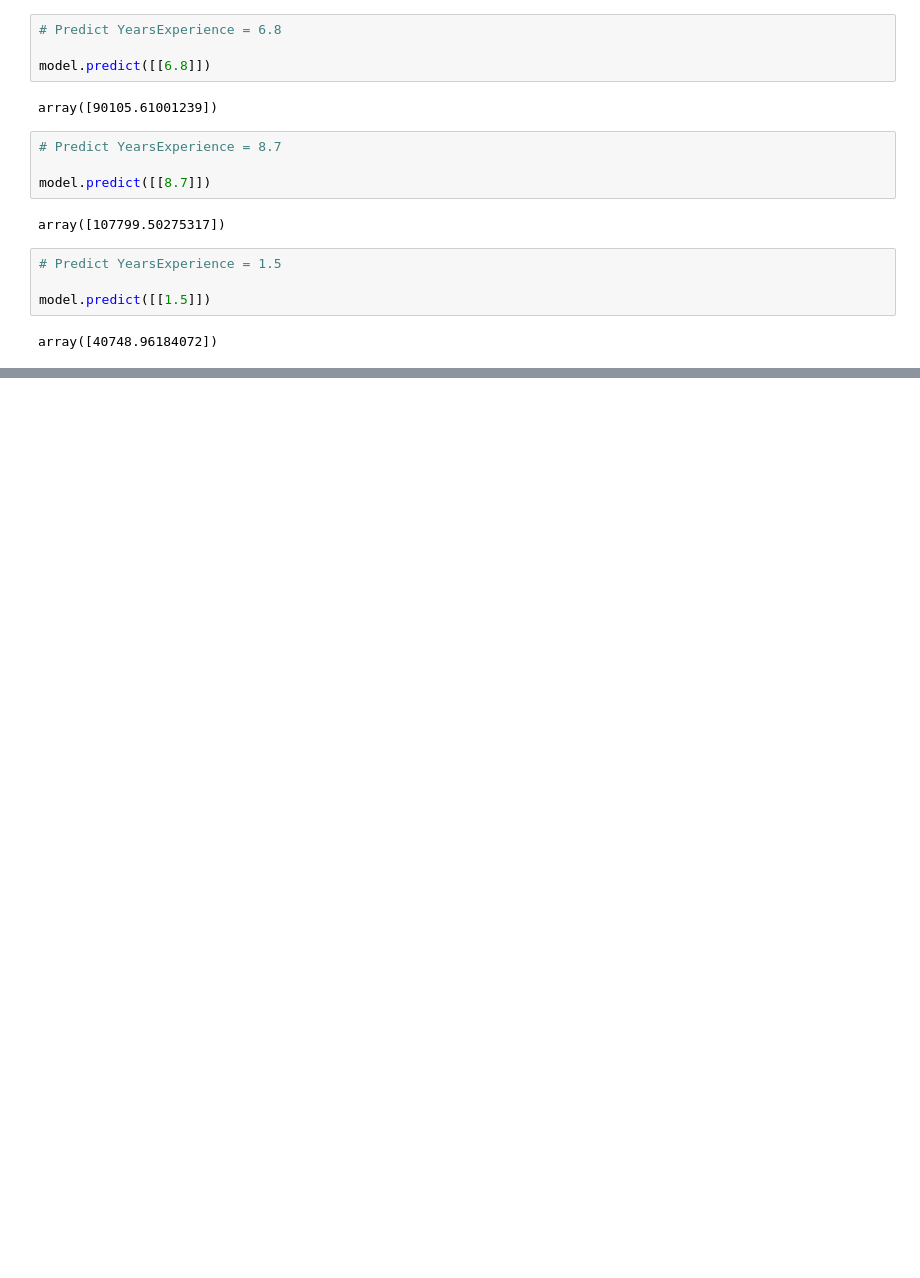
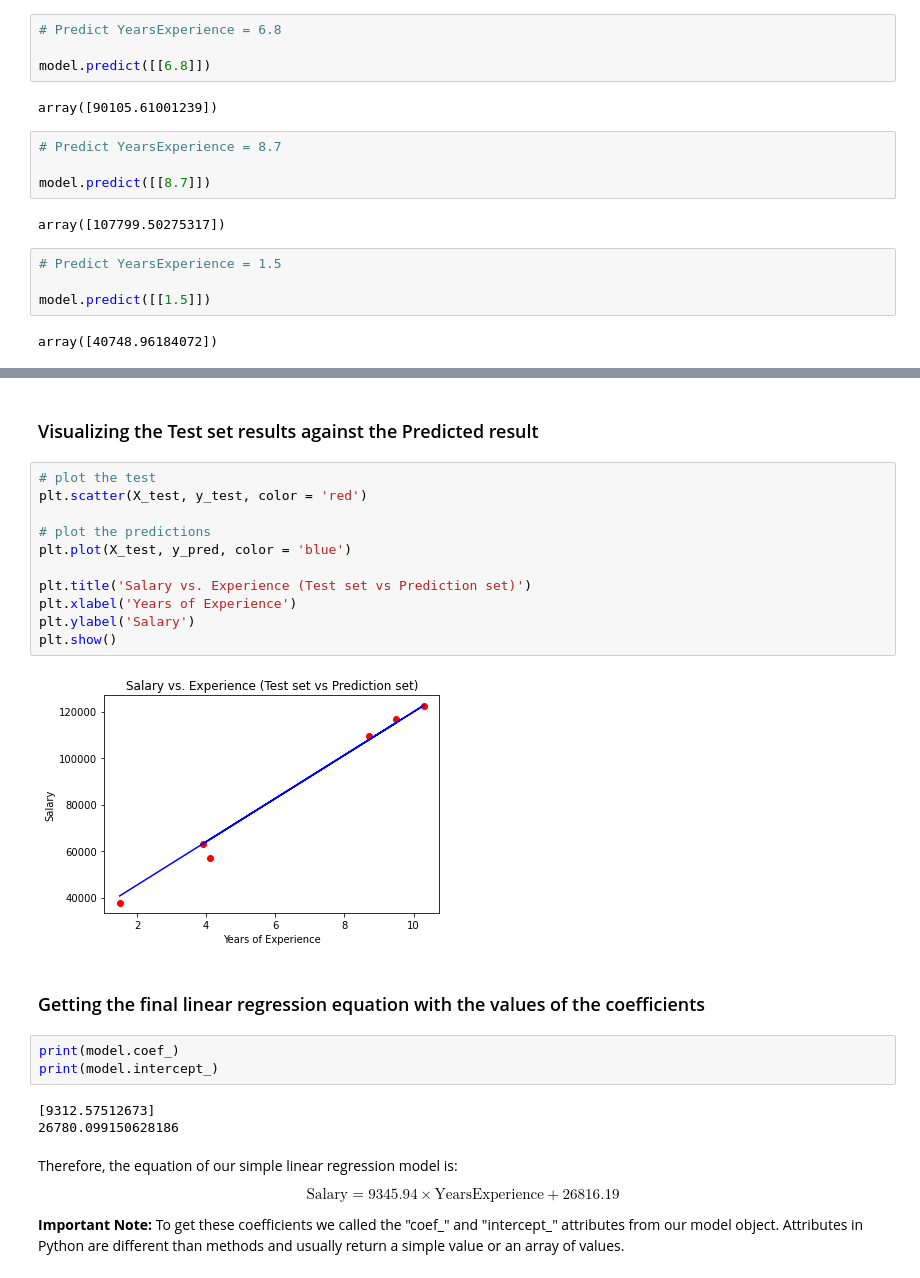
Before and after one commit to aibidapo/Machine_Learning_in_Python, a Jupyter notebook: linear_regression_v1.ipynb, the cells around one changed output, grey strips where cells are left out. Saved outputs shown, nothing was run; the diff lists cells and outputs as text; blank space fills up the shorter version.

Commit message:
model evaluation

```diff
--- a/linear_regression_v1.ipynb
+++ b/linear_regression_v1.ipynb
@@ -380,0 +388,29 @@ array([40748.96184072])
+# %% [markdown]
+### Visualizing the Test set results against the Predicted result
+# %%
+# plot the test
+plt.scatter(X_test, y_test, color = 'red')
+
+# plot the predictions
+plt.plot(X_test, y_pred, color = 'blue')
+
+plt.title('Salary vs. Experience (Test set vs Prediction set)')
+plt.xlabel('Years of Experience')
+plt.ylabel('Salary')
+plt.show()
+# %% [output]
+[figure, added]
+# %% [markdown]
+### Getting the final linear regression equation with the values of the coefficients
+# %%
+print(model.coef_)
+print(model.intercept_)
+# %% [output]
+[9312.57512673]
+26780.099150628186
+# %% [markdown]
+Therefore, the equation of our simple linear regression model is:
+
+$$\textrm{Salary} = 9345.94 \times \textrm{YearsExperience} + 26816.19$$
+
+**Important Note:** To get these coefficients we called the "coef_" and "intercept_" attributes from our model object. Attributes in Python are different than methods and usually return a simple value or an array of values.
```
Also changed, not shown: parts of 6 cells of this notebook.
